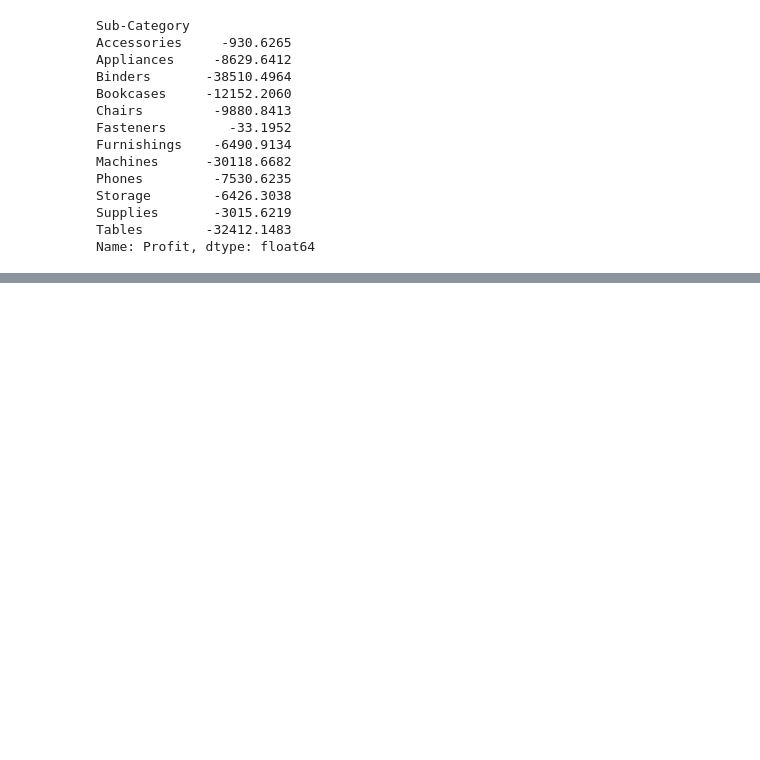
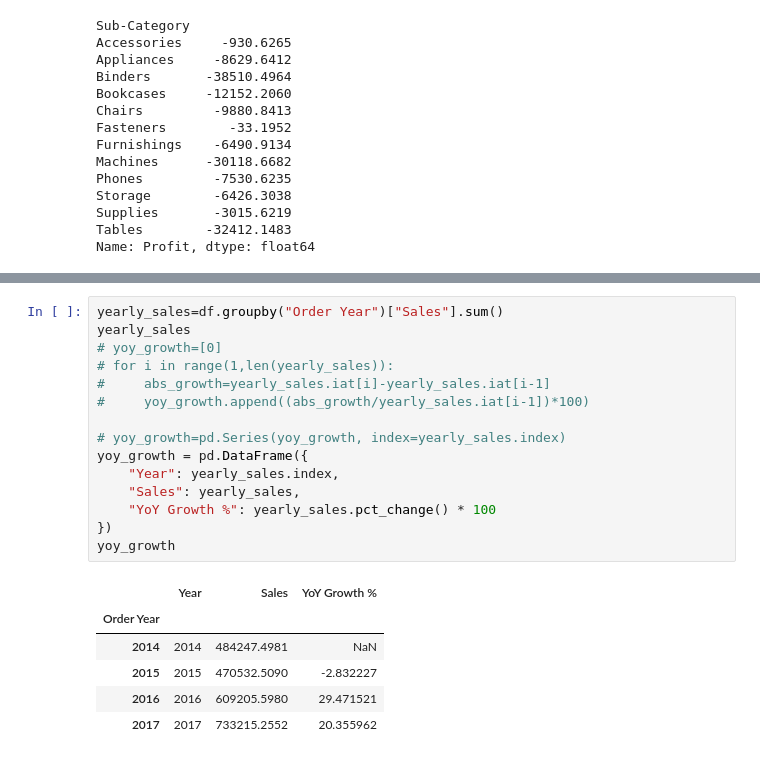
Before and after one commit to AdiXjaiswal/Sales-Dashboard, a Jupyter notebook: sales_dashboard.ipynb, the cells around one changed output, grey strips where cells are left out. Drawn from its saved outputs; the diff is of its cells as text; blank space fills up the shorter version.

Commit message:
yoy_growth %

```diff
--- a/sales_dashboard.ipynb
+++ b/sales_dashboard.ipynb
@@ -170,0 +190,22 @@ Name: Profit, dtype: float64
+# %%
+yearly_sales=df.groupby("Order Year")["Sales"].sum()
+yearly_sales
+# yoy_growth=[0]
+# for i in range(1,len(yearly_sales)):
+#     abs_growth=yearly_sales.iat[i]-yearly_sales.iat[i-1]
+#     yoy_growth.append((abs_growth/yearly_sales.iat[i-1])*100)
+
+# yoy_growth=pd.Series(yoy_growth, index=yearly_sales.index)
+yoy_growth = pd.DataFrame({
+    "Year": yearly_sales.index,
+    "Sales": yearly_sales,
+    "YoY Growth %": yearly_sales.pct_change() * 100
+})
+yoy_growth
+# %% [output]
+|  | Year | Sales | YoY Growth % |
+| Order Year |  |  |  |
+| 2014 | 2014 | 484247.4981 | NaN |
+| 2015 | 2015 | 470532.5090 | -2.832227 |
+| 2016 | 2016 | 609205.5980 | 29.471521 |
+| 2017 | 2017 | 733215.2552 | 20.355962 |
```
Also changed, not shown: parts of 3 cells of this notebook.
